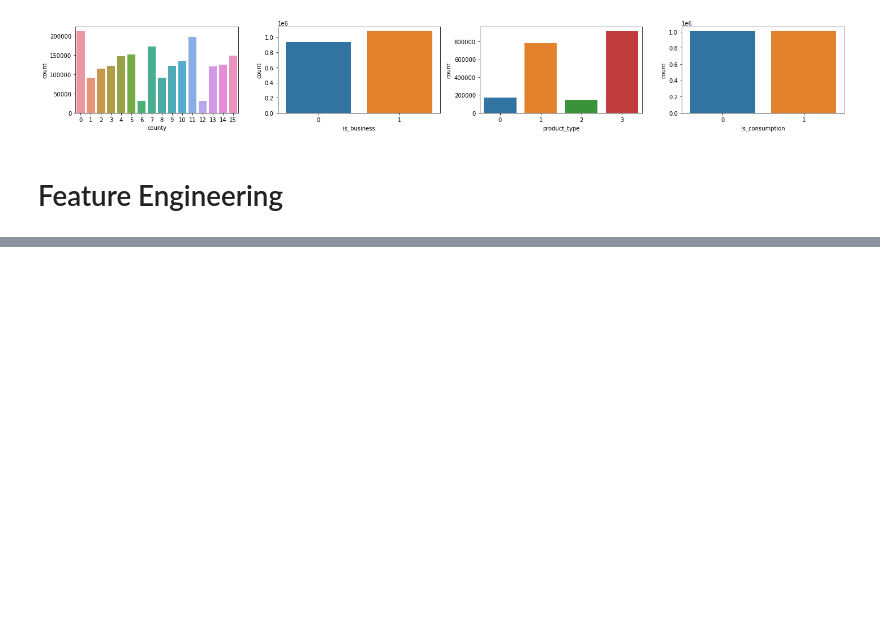
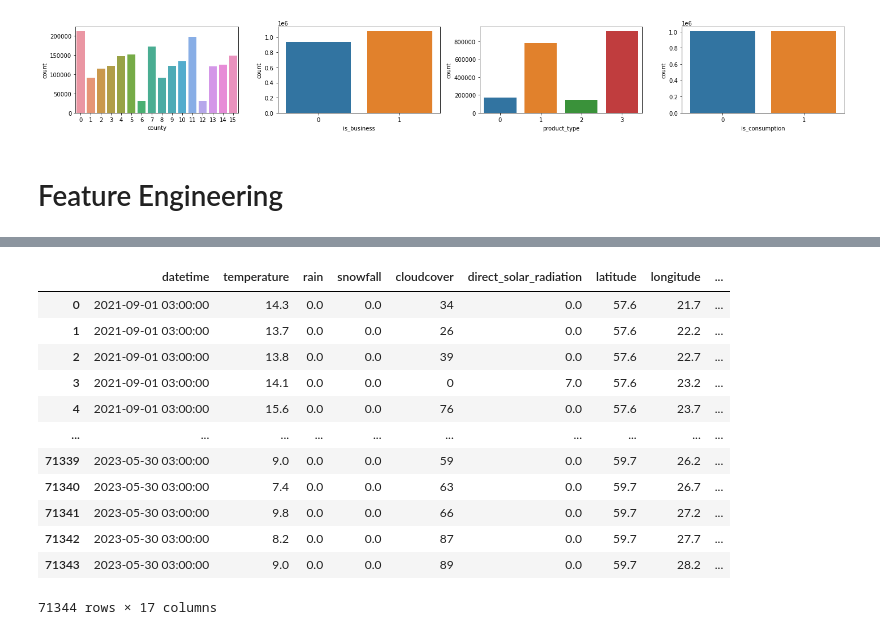
Before and after one commit to Himanshu1948/Enefit, a Jupyter notebook: notebooks/EDA.ipynb, the cells around one changed output, grey strips where cells are left out. Cells and saved outputs as stored; diff of their text form; code cells hidden in the pictures; blank space fills up the shorter version.

```diff
--- a/EDA/EDA.ipynb
+++ b/notebooks/EDA.ipynb
@@ -374,0 +410,11 @@ _ = fig.tight_layout()
+# %%
+# renaming the columns
+df_forecast_weather.rename(columns = {
+    'temperature' : 'forecast_temp',
+    'cloudcover_total' : 'forecast_cloudcover',
+    'direct_solar_radiation' : 'forecast_solar_radiation',
+    'snowfall' : 'forecast_snowfall',
+    'total_precipitation' : 'forecast_rain'
+}, inplace = True)
+
+df_forecast_weather
@@ -374,0 +463,8 @@ _ = fig.tight_layout()
+# %%
+# subsetting the forecast_weather based on hours_ahead only.
+
+hours_ahead = 1
+
+df_forecast_weather = df_forecast_weather.loc[(df_forecast_weather['hours_ahead'] == hours_ahead)]
+df_forecast_weather = df_forecast_weather.drop(['hours_ahead'], axis = 1)
+df_forecast_weather
@@ -374,0 +485,21 @@ _ = fig.tight_layout()
+# %%
+# merge
+
+weather = pd.merge(df_historical_weather, df_forecast_weather, how = 'inner',
+                   left_on = ['datetime', 'latitude', 'longitude'],
+                   right_on = ['forecast_datetime', 'latitude', 'longitude'])
+weather
+# %% [output]
+|  | datetime | temperature | rain | snowfall | cloudcover | direct_solar_radiation | latitude | longitude | ... |
+| 0 | 2021-09-01 03:00:00 | 14.3 | 0.0 | 0.0 | 34 | 0.0 | 57.6 | 21.7 | ... |
+| 1 | 2021-09-01 03:00:00 | 13.7 | 0.0 | 0.0 | 26 | 0.0 | 57.6 | 22.2 | ... |
+| 2 | 2021-09-01 03:00:00 | 13.8 | 0.0 | 0.0 | 39 | 0.0 | 57.6 | 22.7 | ... |
+| 3 | 2021-09-01 03:00:00 | 14.1 | 0.0 | 0.0 | 0 | 7.0 | 57.6 | 23.2 | ... |
+| 4 | 2021-09-01 03:00:00 | 15.6 | 0.0 | 0.0 | 76 | 0.0 | 57.6 | 23.7 | ... |
+| ... | ... | ... | ... | ... | ... | ... | ... | ... | ... |
+| 71339 | 2023-05-30 03:00:00 | 9.0 | 0.0 | 0.0 | 59 | 0.0 | 59.7 | 26.2 | ... |
+| 71340 | 2023-05-30 03:00:00 | 7.4 | 0.0 | 0.0 | 63 | 0.0 | 59.7 | 26.7 | ... |
+| 71341 | 2023-05-30 03:00:00 | 9.8 | 0.0 | 0.0 | 66 | 0.0 | 59.7 | 27.2 | ... |
+| 71342 | 2023-05-30 03:00:00 | 8.2 | 0.0 | 0.0 | 87 | 0.0 | 59.7 | 27.7 | ... |
+| 71343 | 2023-05-30 03:00:00 | 9.0 | 0.0 | 0.0 | 89 | 0.0 | 59.7 | 28.2 | ... |
+71344 rows × 17 columns
```
Also changed, not shown: parts of 28 cells of this notebook.
